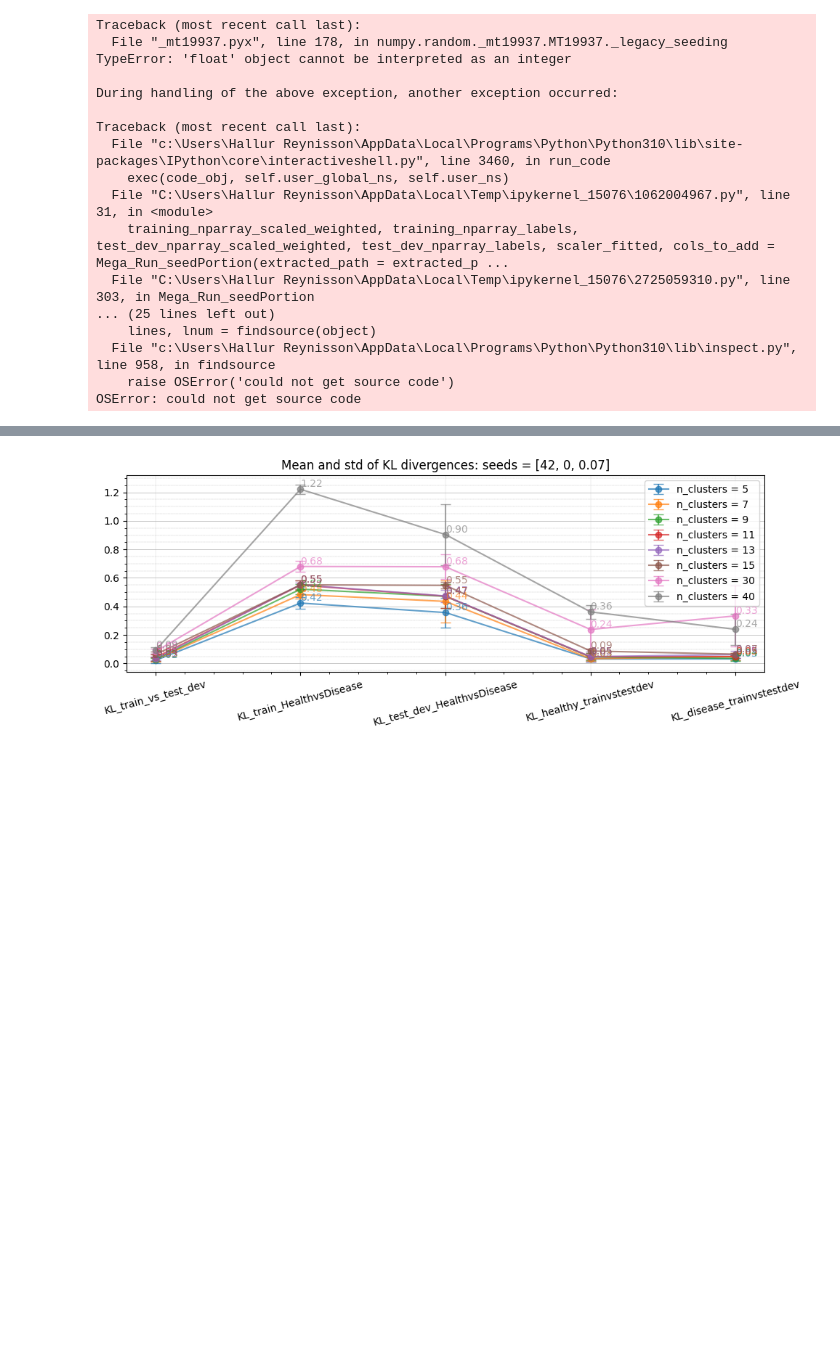
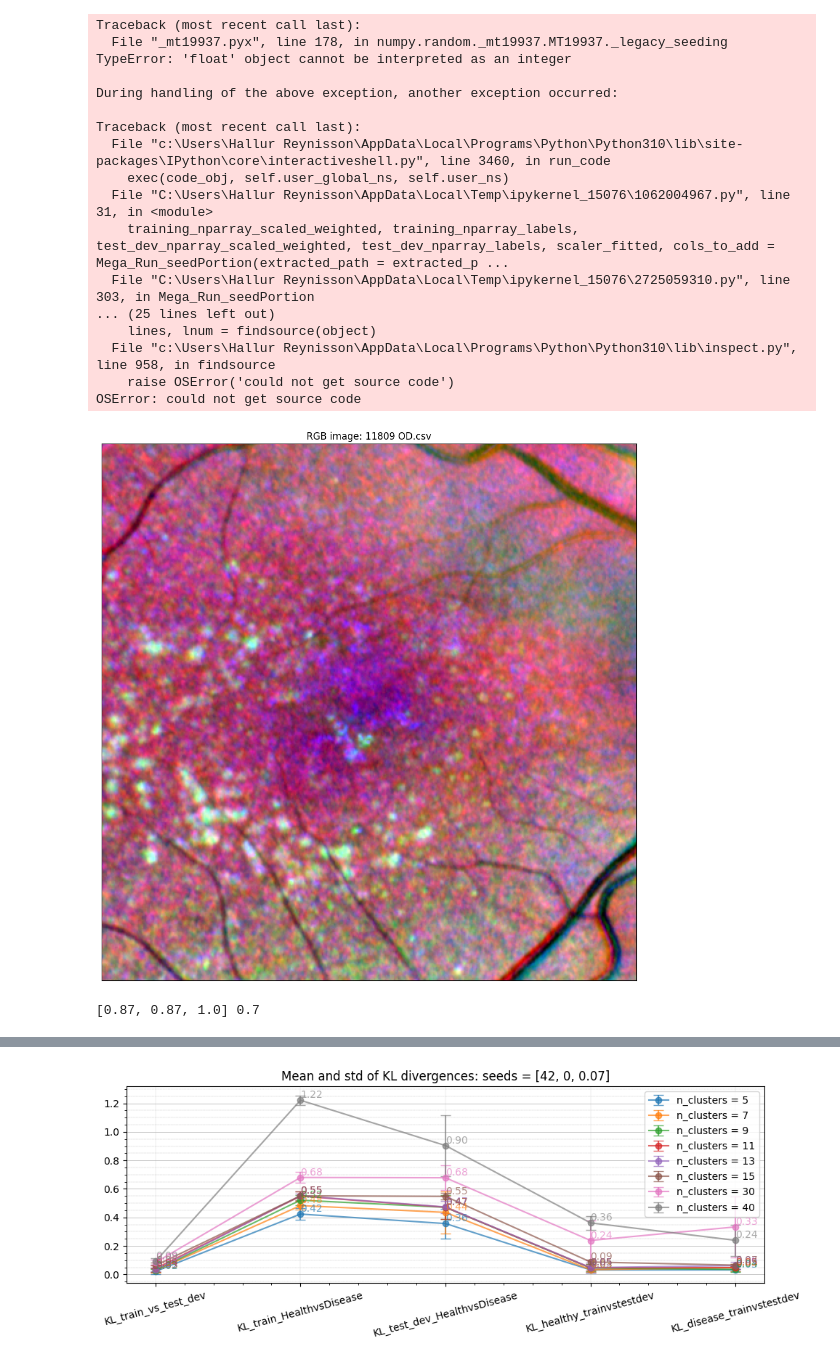
Before and after one commit to hallurr/Nat-ML, a Jupyter notebook: Nat-ML.ipynb, the cells around one changed output, grey strips where cells are left out. Drawn from its saved outputs; the diff is of its cells as text; code cells hidden in the pictures; blank space fills up the shorter version.

Commit message:
Visualization
To Do: add cluster profile prediction (% likelihood of belonging to label "x")

```diff
--- a/Nat-ML.ipynb
+++ b/Nat-ML.ipynb
@@ -863,3 +863,12 @@ Traceback (most recent call last):
   File "c:\Users\Hallur Reynisson\AppData\Local\Programs\Python\Python310\lib\inspect.py", line 958, in findsource
     raise OSError('could not get source code')
 OSError: could not get source code
+# %%
+img_idx = 0
+# %% [output]
+[figure, added]
+# %%
+model_params = 'Output_dict_nClus_15_seed_42_nhoods_5_HSV_False_weights_0_87-0_87-1_00_gamma_0_7'
+# find the location of weights_ and _gamma
+# %% [output]
+[0.87, 0.87, 1.0] 0.7
```
Also changed, not shown: parts of 2 cells of this notebook, 1 other file.
